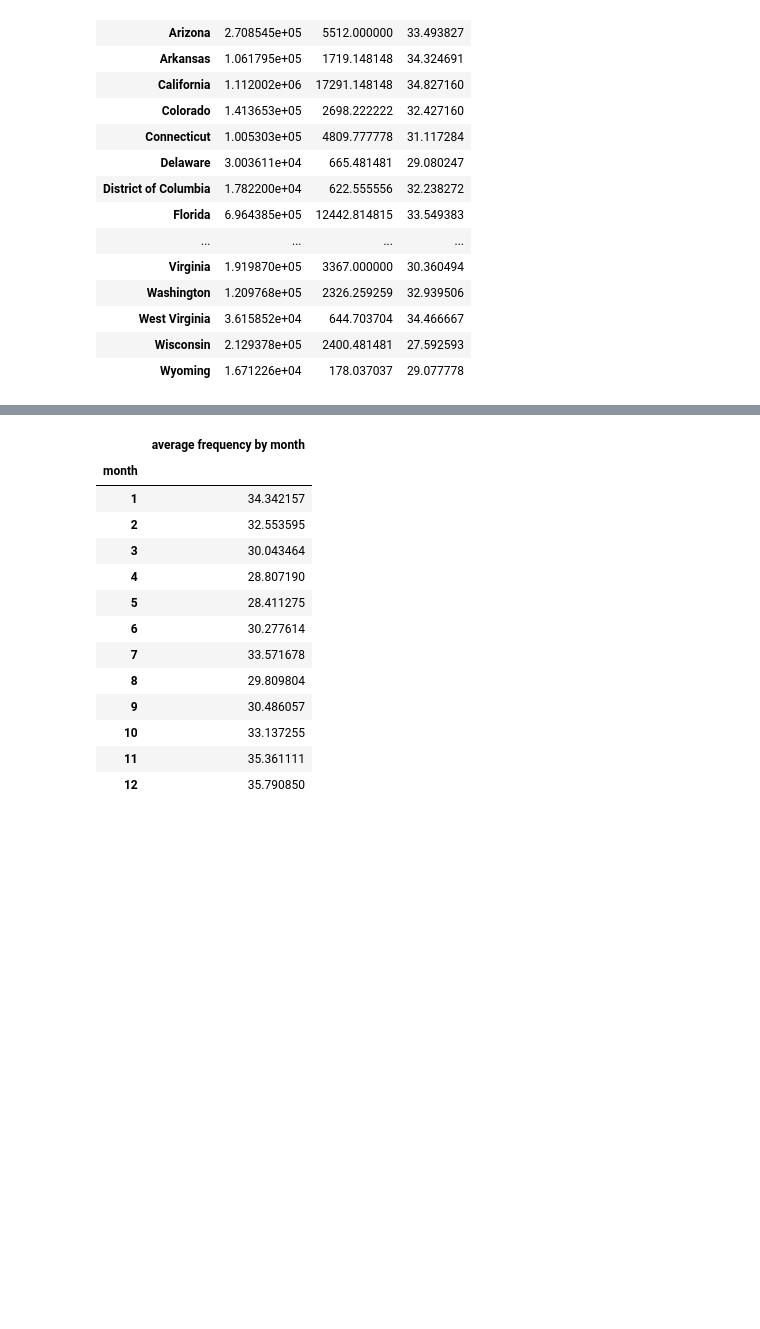
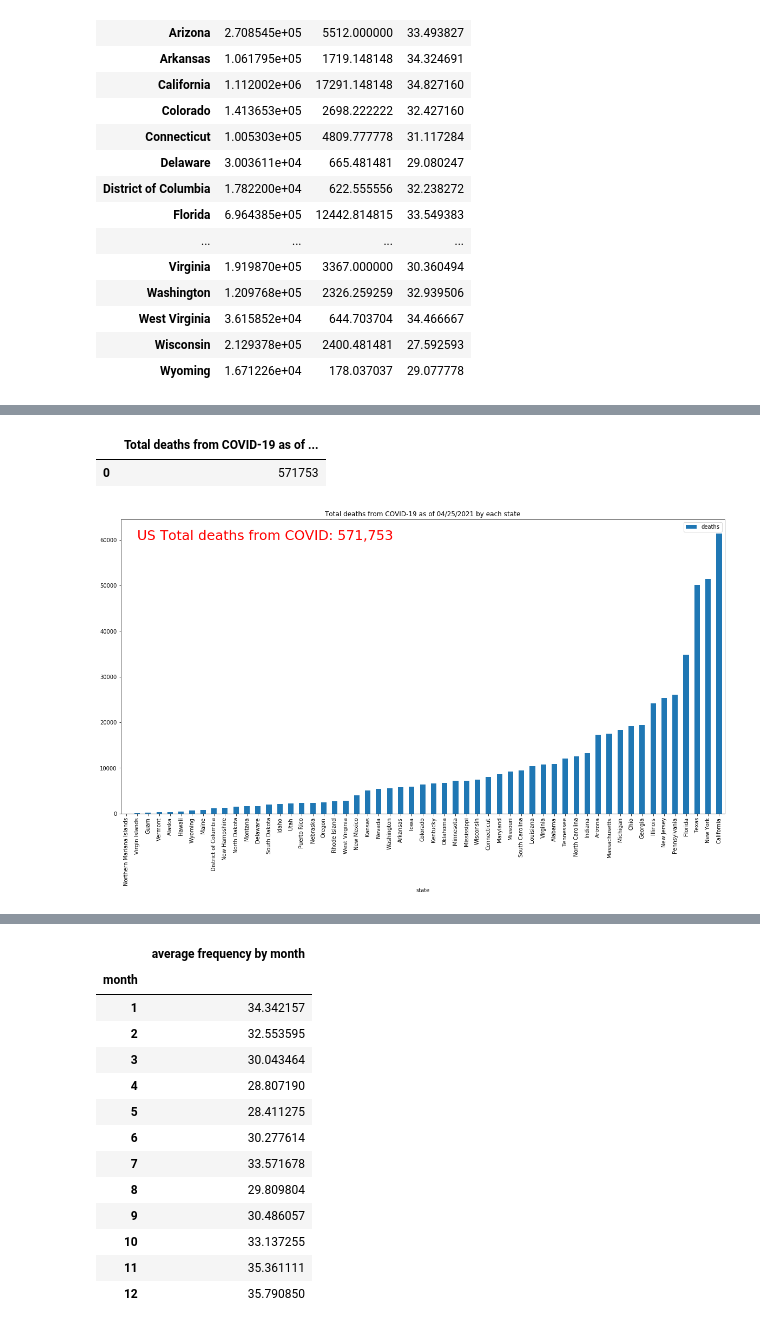
Before and after one commit to fengrujie0721/Impact-of-COVID-19-on-Mental-Health-in-United-States, a Jupyter notebook: Covid_affect_on_mental_health.ipynb, the cells around one changed output, grey strips where cells are left out. Saved outputs shown, nothing was run; the diff lists cells and outputs as text; code cells hidden in the pictures; blank space fills up the shorter version.

```diff
--- a/Covid_affect_on_mental_health.ipynb
+++ b/Covid_affect_on_mental_health.ipynb
@@ -524,3 +505,7 @@ plt.show()
 # impact to the number of deaths as a result of Covid 19 infection cases.
 # Based on the data, we can claim that there is a positive correlation between Cases vs. Deaths
 # Further analysis will help to determine if there is covid impact/affect on anxiety (mental health).
+# %%
+#Create data frame for total number of cases and deaths as of 04/25/2021
+covid_042521_df = covid_data.loc[covid_data["date"] =="4/25/2021", :]
+covid_042521_df.head()
@@ -526,0 +519,4 @@ plt.show()
+# %%
+# Sort the DataFrame by "deaths" in ascending order
+covid_042521_df = covid_042521_df.sort_values("deaths")
+covid_042521_df
@@ -527 +541,22 @@ plt.show()
+# %%
+# Calculate total deaths as of 04/25/2021
+total_deaths_042521 = (covid_042521_df["deaths"]).sum()
+total_deaths_042521_df = pd.DataFrame({"Total deaths from COVID-19 as of 04/25/2021 in US": [total_deaths_042521]})
+total_deaths_042521_df
+# %% [output]
+|  | Total deaths from COVID-19 as of ... |
+| 0 | 571753 |
+# %%
+#Create chart for total deaths by each state as of 04/25/2021
+chart_042521 = pd.DataFrame(covid_042521_df.groupby(["state"]).count()).reset_index()
+chart_042521_df = covid_042521_df[["state", "deaths"]]
+chart_042521_df = chart_042521_df.set_index("state")
+
+chart_042521_df.plot(kind="bar", figsize=(20,10))
+plt.title("Total deaths from COVID-19 as of 04/25/2021 by each state")
+plt.annotate("US Total deaths from COVID: 571,753",(1,60000), fontsize=25, color="red")
+plt.savefig('Images/US Total deaths from COVID-19 as of 04-25-2021.png')
+plt.show()
+# %% [output]
+[figure, added]
 # %%
```
Also changed, not shown: parts of 27 cells of this notebook, 8 other files.
